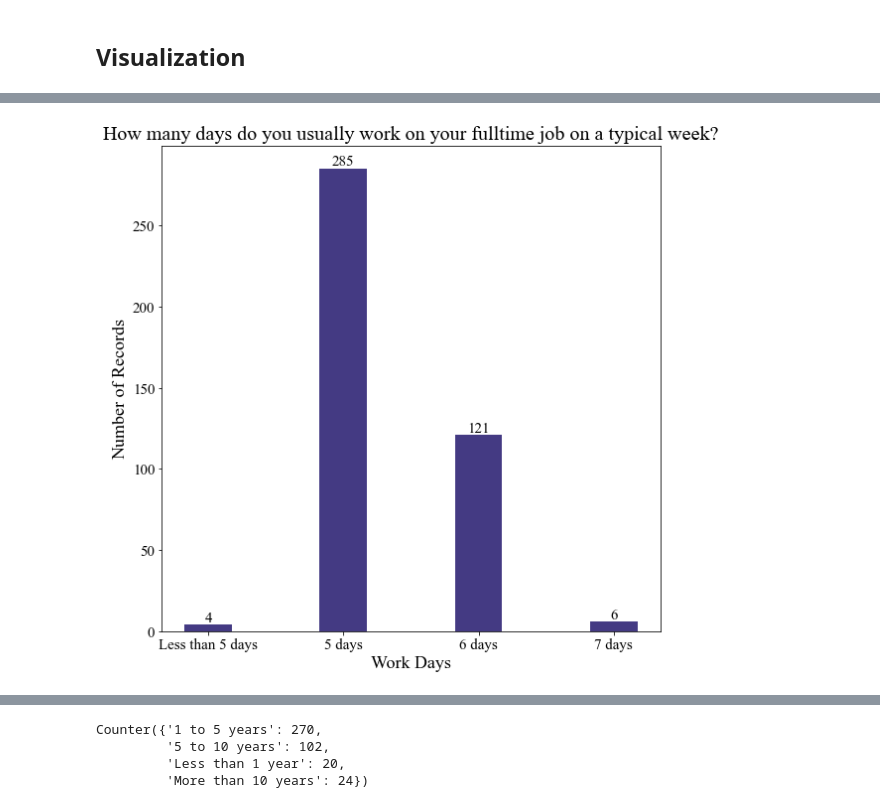
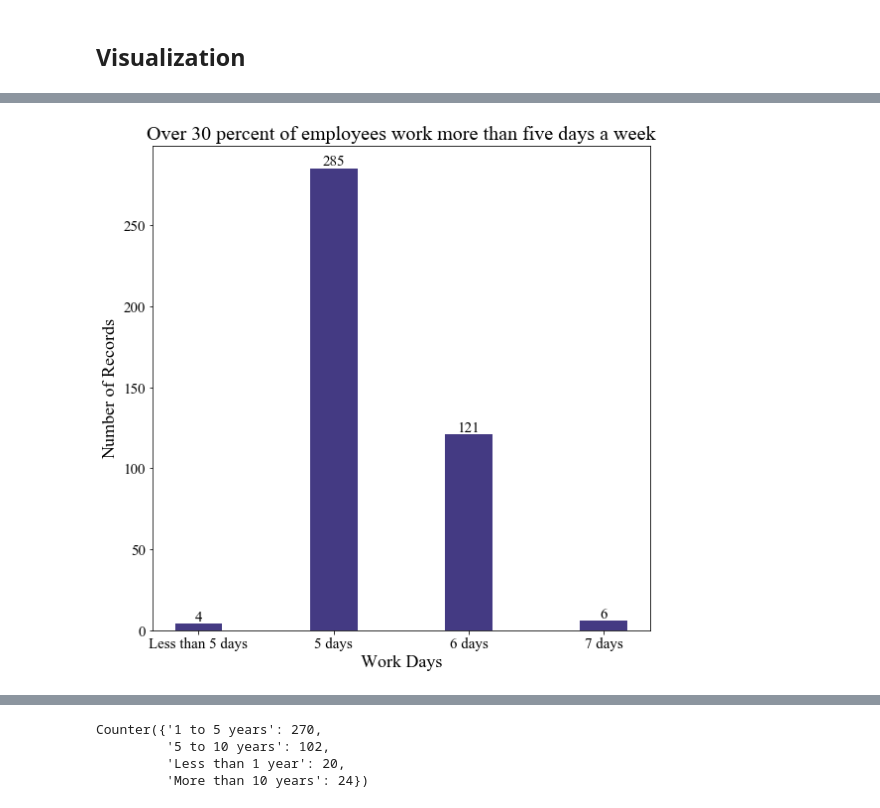
Before and after one commit to haoshuai999/Master-project, a Jupyter notebook: Master_Project_viz.ipynb, the cells around one changed output, grey strips where cells are left out. Cells and saved outputs as stored; diff of their text form; code cells hidden in the pictures.

Commit message:
modify two graphs

```diff
--- a/Master_Project_viz.ipynb
+++ b/Master_Project_viz.ipynb
@@ -78,15 +78,15 @@ plt.rc('font', family='Times New Roman', size = 15)
 # %%
 plt.figure(figsize=(9, 9))
 bar = plt.bar(label, freq, width = 0.35, color='#443a83')
 plt.xlabel("Work Days", fontsize = 18)
 plt.ylabel("Number of Records", fontsize = 18)
-plt.title("How many days do you usually work on your fulltime job on a typical week?", fontsize = 20)
+plt.title("Over 30 percent of employees work more than five days a week", fontsize = 20)
 for rect in bar:
     height = rect.get_height()
     plt.text(rect.get_x() + rect.get_width()/2.0, height, '%d' % int(height), ha='center', va='bottom')
 plt.show()
 # %% [output]
-[figure, old version]
+[figure, new version]
 # %%
 workhour = Counter(df['Q1-2'])
 # %%
```
Also changed, not shown: parts of 3 cells of this notebook.
